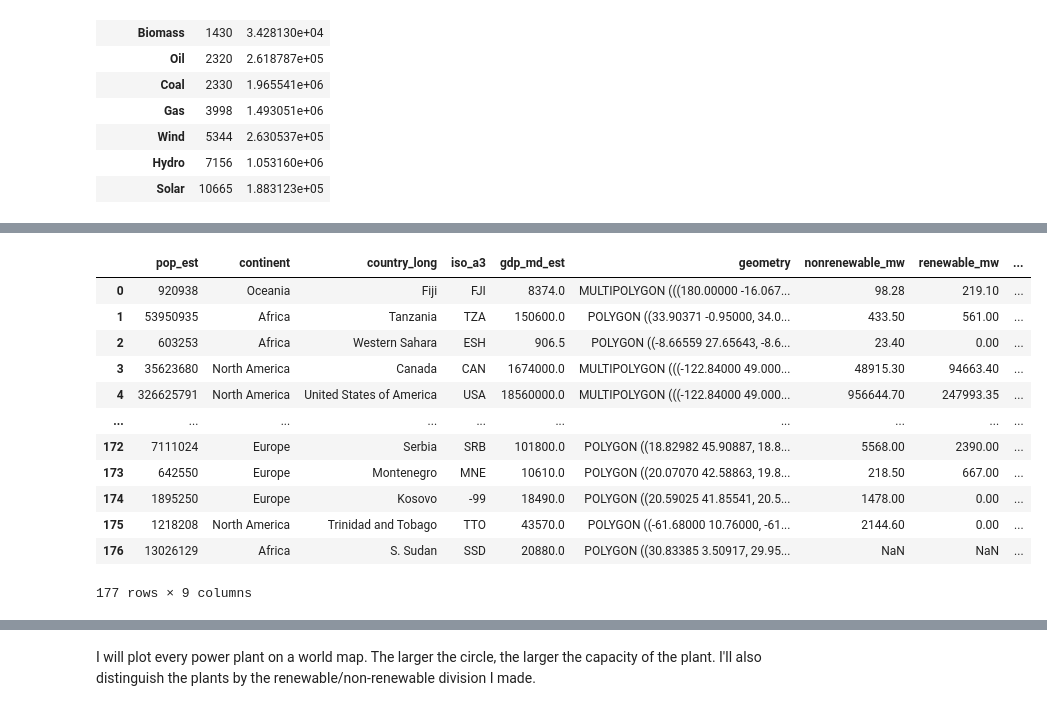
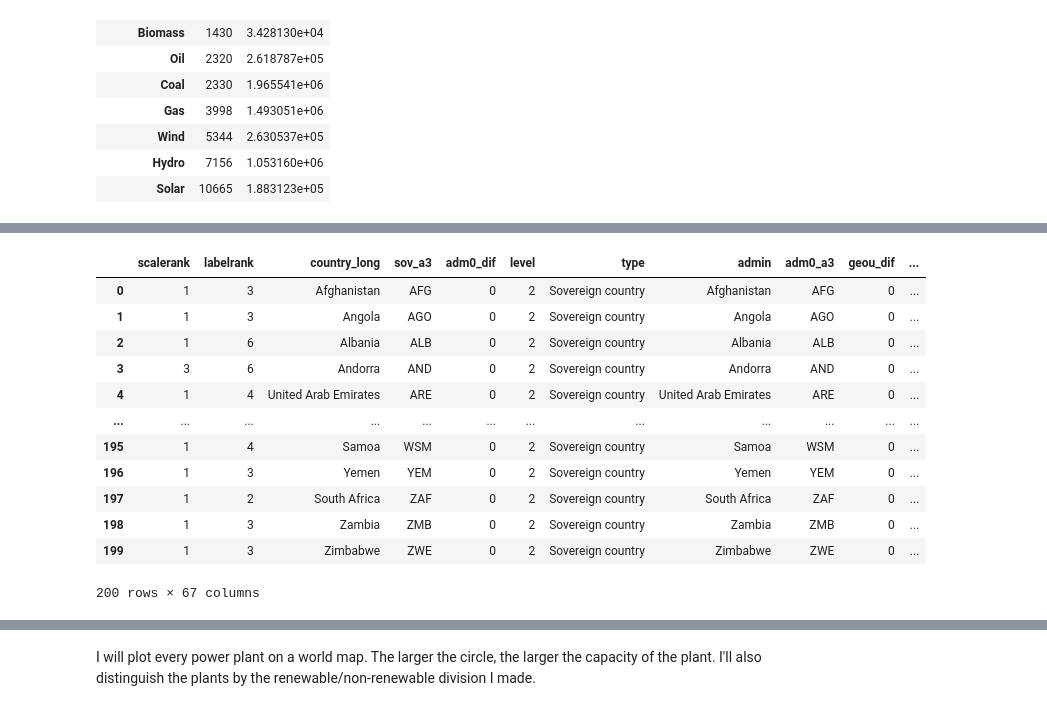
Before and after one commit to tnorr/data-analysis, a Jupyter notebook: world-power-plants/World Power Plants.ipynb, the cells around one changed output, grey strips where cells are left out. Cells and saved outputs as stored; diff of their text form; code cells hidden in the pictures.

```diff
--- a/world-power-plants/World Power Plants.ipynb
+++ b/world-power-plants/World Power Plants.ipynb
@@ -4,7 +4,7 @@ import numpy as np
 import matplotlib.pyplot as plt
 import geopandas as gpd
 
-data = pd.read_csv('global_power_plant_database.csv', header=0)
+data = pd.read_csv('global_power_plant_database.csv', header=0, low_memory=False)
 pd.set_option('display.max_columns', 50)
 data.head(2)
 # %% [output]
@@ -109,6 +99,5 @@ Moving on, I'm adding another grouper, based on whether the primary fuel is rene
 # %%
-data['renewable'] = np.where(data['primary_fuel'].isin(['Geothermal', 'Hydro', 'Solar', 'Wave and Tidal', 'Wind']), 1, 0)
-#data.loc[(data.primary_fuel == 'Other'), 'renewable'] = np.NaN
+data['renewable'] = np.where(data['primary_fuel'].isin(['Geothermal', 'Hydro', 'Solar', 'Wave and Tidal', 'Wind', 'Biomass', 'Waste']), 1, 0)
 # %%
 renew = data.groupby(['country_long', 'renewable']).agg(total_capacity=('capacity_mw', sum))
 renew = renew.reset_index()
@@ -153,6 +142,4 @@ Time to get geospatial and visualize this data.
 # %%
-import geopandas as gpd
-
-worldmap = gpd.read_file(gpd.datasets.get_path('naturalearth_lowres'))
-worldmap.rename(columns={'name':'country_long'}, inplace=True)
+worldmap = gpd.read_file('https://d2ad6b4ur7yvpq.cloudfront.net/naturalearth-3.3.0/ne_50m_admin_0_sovereignty.geojson')
+worldmap.rename(columns={'sovereignt':'country_long'}, inplace=True)
 # %% [markdown]
@@ -200,31 +179,27 @@ set(renew.country_long) - set(worldmap.country_long)
 # %%
 worldmap.replace({'country_long' :
-                  { 'Bosnia and Herz.' : 'Bosnia and Herzegovina',
-                   'Brunei' : 'Brunei Darussalam',
-                   'Central African Rep.' : 'Central African Republic',
-                   'Czechia' : 'Czech Republic',
-                   "Côte d'Ivoire" : 'Cote DIvoire',
-                   'Dem. Rep. Congo' : 'Democratic Republic of the Congo',
-                   'Dominican Rep.' : 'Dominican Republic',
-                   'Eq. Guinea' : 'Equatorial Guinea',
-                   'eSwatini' : 'Swaziland',
-                   'W. Sahara' : 'Western Sahara',
-                   'Syria' : 'Syrian Arab Republic',
+                  { 'Brunei':'Brunei Darussalam',
+                   'Republic of Congo':'Congo',
+                   'Ivory Coast':'Cote DIvoire',
+                   'Guinea Bissau':'Guinea-Bissau',
+                   'Republic of Serbia':'Serbia',
+                   'Syria':'Syrian Arab Republic',
+                   'United Republic of Tanzania':'Tanzania'
                   }}, inplace=True)
 
 merged = pd.merge(worldmap, renew, on='country_long', how='left')
 merged
 # %% [output]
-|  | pop_est | continent | country_long | iso_a3 | gdp_md_est | geometry | nonrenewable_mw | renewable_mw | ... |
-| 0 | 920938 | Oceania | Fiji | FJI | 8374.0 | MULTIPOLYGON (((180.00000 -16.067... | 98.28 | 219.10 | ... |
-| 1 | 53950935 | Africa | Tanzania | TZA | 150600.0 | POLYGON ((33.90371 -0.95000, 34.0... | 433.50 | 561.00 | ... |
-| 2 | 603253 | Africa | Western Sahara | ESH | 906.5 | POLYGON ((-8.66559 27.65643, -8.6... | 23.40 | 0.00 | ... |
-| 3 | 35623680 | North America | Canada | CAN | 1674000.0 | MULTIPOLYGON (((-122.84000 49.000... | 48915.30 | 94663.40 | ... |
-| 4 | 326625791 | North America | United States of America | USA | 18560000.0 | MULTIPOLYGON (((-122.84000 49.000... | 956644.70 | 247993.35 | ... |
-| ... | ... | ... | ... | ... | ... | ... | ... | ... | ... |
-| 172 | 7111024 | Europe | Serbia | SRB | 101800.0 | POLYGON ((18.82982 45.90887, 18.8... | 5568.00 | 2390.00 | ... |
-| 173 | 642550 | Europe | Montenegro | MNE | 10610.0 | POLYGON ((20.07070 42.58863, 19.8... | 218.50 | 667.00 | ... |
-| 174 | 1895250 | Europe | Kosovo | -99 | 18490.0 | POLYGON ((20.59025 41.85541, 20.5... | 1478.00 | 0.00 | ... |
-| 175 | 1218208 | North America | Trinidad and Tobago | TTO | 43570.0 | POLYGON ((-61.68000 10.76000, -61... | 2144.60 | 0.00 | ... |
-| 176 | 13026129 | Africa | S. Sudan | SSD | 20880.0 | POLYGON ((30.83385 3.50917, 29.95... | NaN | NaN | ... |
+|  | scalerank | labelrank | country_long | sov_a3 | adm0_dif | level | type | admin | adm0_a3 | geou_dif | ... |
+| 0 | 1 | 3 | Afghanistan | AFG | 0 | 2 | Sovereign country | Afghanistan | AFG | 0 | ... |
+| 1 | 1 | 3 | Angola | AGO | 0 | 2 | Sovereign country | Angola | AGO | 0 | ... |
+| 2 | 1 | 6 | Albania | ALB | 0 | 2 | Sovereign country | Albania | ALB | 0 | ... |
+| 3 | 3 | 6 | Andorra | AND | 0 | 2 | Sovereign country | Andorra | AND | 0 | ... |
+| 4 | 1 | 4 | United Arab Emirates | ARE | 0 | 2 | Sovereign country | United Arab Emirates | ARE | 0 | ... |
+| ... | ... | ... | ... | ... | ... | ... | ... | ... | ... | ... | ... |
+| 195 | 1 | 4 | Samoa | WSM | 0 | 2 | Sovereign country | Samoa | WSM | 0 | ... |
+| 196 | 1 | 3 | Yemen | YEM | 0 | 2 | Sovereign country | Yemen | YEM | 0 | ... |
+| 197 | 1 | 2 | South Africa | ZAF | 0 | 2 | Sovereign country | South Africa | ZAF | 0 | ... |
+| 198 | 1 | 3 | Zambia | ZMB | 0 | 2 | Sovereign country | Zambia | ZMB | 0 | ... |
+| 199 | 1 | 3 | Zimbabwe | ZWE | 0 | 2 | Sovereign country | Zimbabwe | ZWE | 0 | ... |
-177 rows × 9 columns
+200 rows × 67 columns
```
Also changed, not shown: parts of 37 cells of this notebook.
